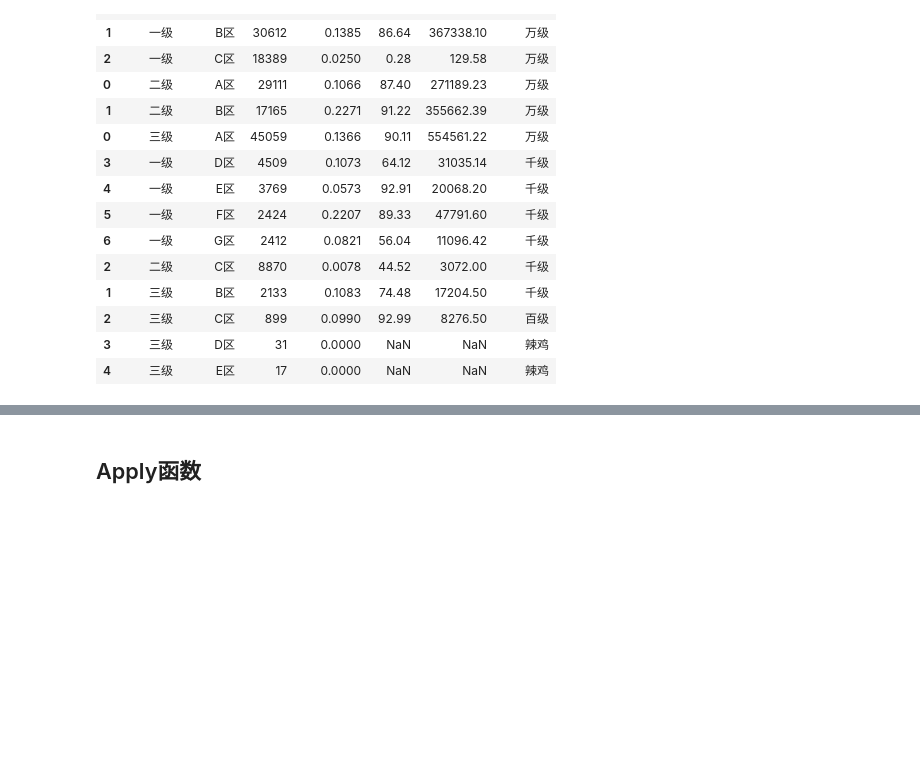
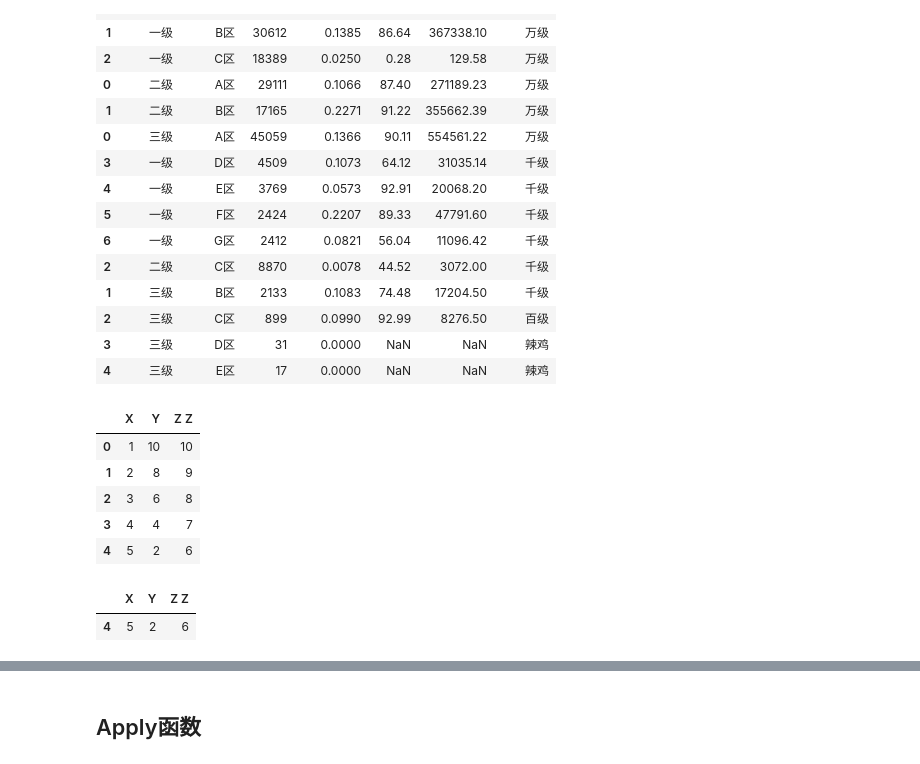
Before and after one commit to mediew/py, a Jupyter notebook: data_analysis/pandas/pd_basic.ipynb, the cells around one changed output, grey strips where cells are left out. Drawn from its saved outputs; the diff is of its cells as text; code cells hidden in the pictures; blank space fills up the shorter version.

```diff
--- a/data_analysis/pandas/pd_basic.ipynb
+++ b/data_analysis/pandas/pd_basic.ipynb
@@ -716,3 +729,21 @@ d0.sort_values('分类标签', ascending=False)
 | 2 | 三级 | C区 | 899 | 0.0990 | 92.99 | 8276.50 | 百级 |
 | 3 | 三级 | D区 | 31 | 0.0000 | NaN | NaN | 辣鸡 |
 | 4 | 三级 | E区 | 17 | 0.0000 | NaN | NaN | 辣鸡 |
+# %%
+import pandas as pd
+import numpy as np
+info = pd.DataFrame({'X': range(1, 6), 'Y': range(10, 0, -2), 'Z Z': range(10, 5, -1)})
+# %%
+info
+# %% [output]
+|  | X | Y | Z Z |
+| 0 | 1 | 10 | 10 |
+| 1 | 2 | 8 | 9 |
+| 2 | 3 | 6 | 8 |
+| 3 | 4 | 4 | 7 |
+| 4 | 5 | 2 | 6 |
+# %%
+info.query('X > Y')   # 注意表达式必须以字符串的形式传入函数
+# %% [output]
+|  | X | Y | Z Z |
+| 4 | 5 | 2 | 6 |
```
Also changed, not shown: parts of 5 cells of this notebook, 6 other files.
